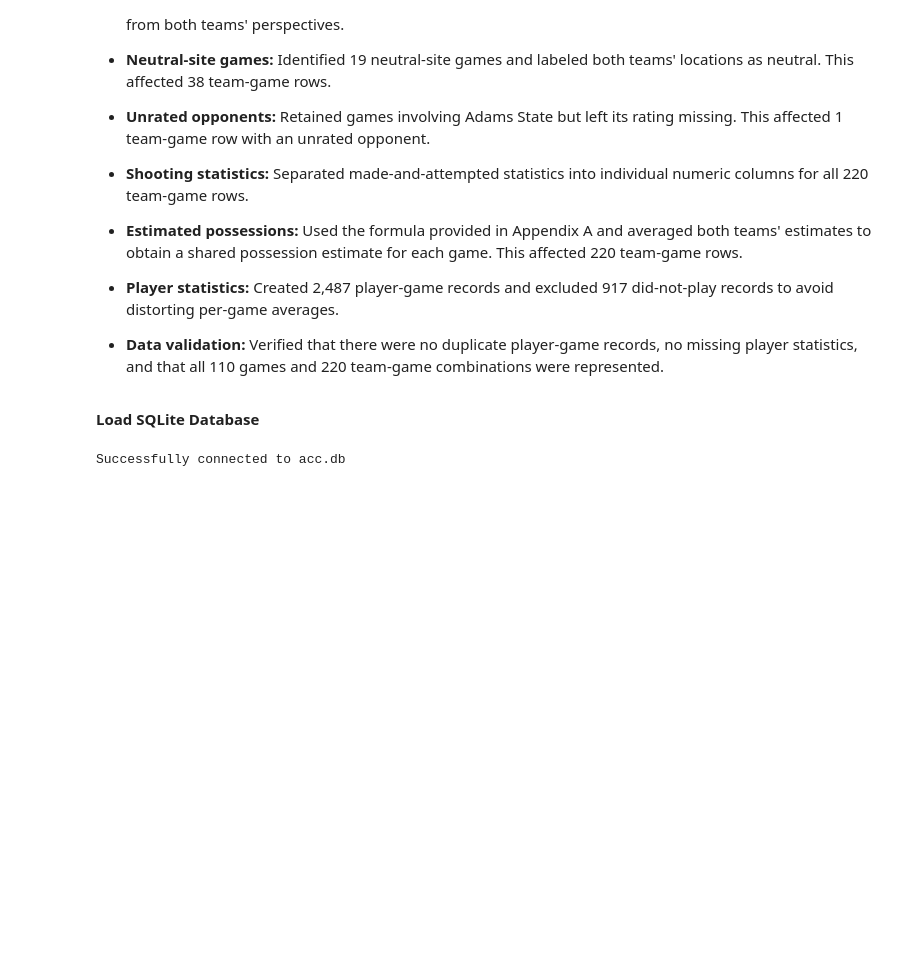
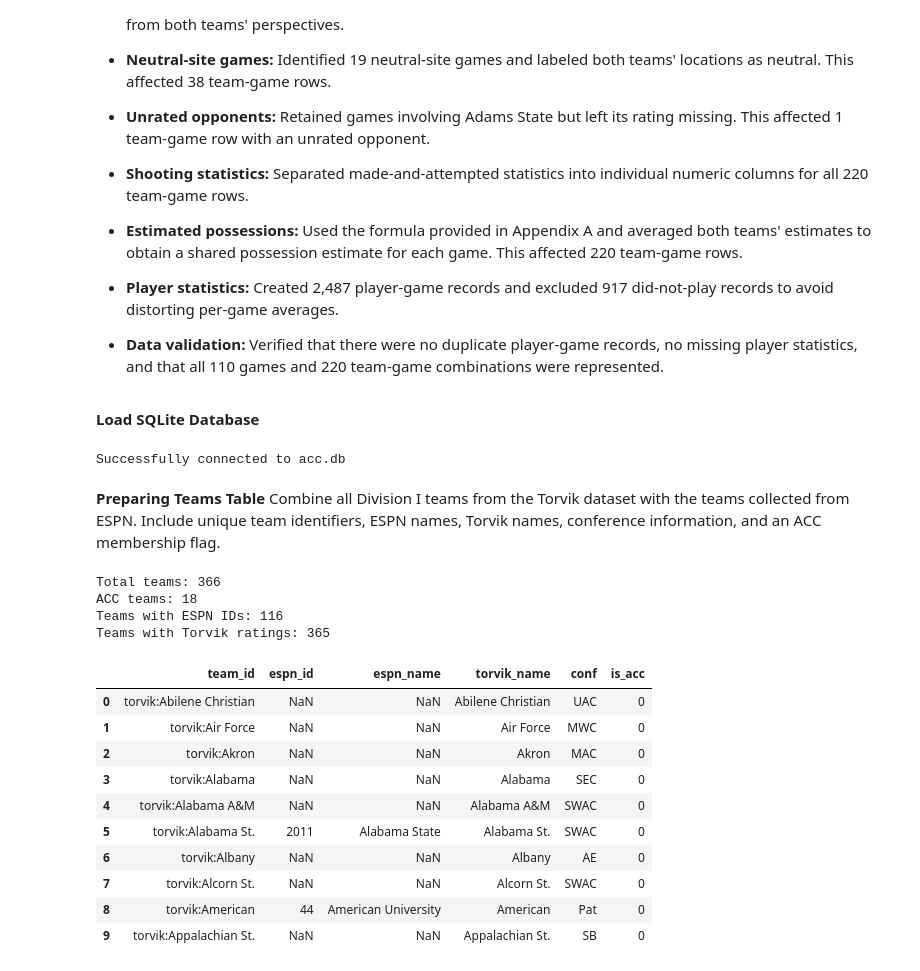
Before and after one commit to ekee7/acc_reality_check, a Jupyter notebook: ACC_Reality_Check.ipynb, the cells around one changed output. Drawn from its saved outputs; the diff is of its cells as text; code cells hidden in the pictures; blank space fills up the shorter version.

Commit message:
Preparing team db

```diff
--- a/ACC_Reality_Check.ipynb
+++ b/ACC_Reality_Check.ipynb
@@ -1249,3 +1249,63 @@ cursor.execute("PRAGMA foreign_keys = ON")
 print("Successfully connected to acc.db")
 # %% [output]
 Successfully connected to acc.db
+# %% [markdown]
+**Preparing Teams Table**
+Combine all Division I teams from the Torvik dataset
+with the teams collected from ESPN. Include unique
+team identifiers, ESPN names, Torvik names, conference
+information, and an ACC membership flag.
+# %%
+#repare the teams DataFrame
+df_teams = df_torvik[["team", "conf"]].copy()
+df_teams = df_teams.rename(columns={"team": "torvik_name"})
+
+#combine Torvik teams with matched ESPN teams
+df_teams = df_teams.merge(
+    df_crosswalk[["espn_id", "espn_name", "torvik_name"]],
+    on="torvik_name",
+    how="outer",
+    validate="one_to_one"
+)
+
+#identify ACC teams
+df_teams["is_acc"] = (df_teams["conf"] == "ACC").astype(int)
+
+#create stable internal team IDs
+df_teams["team_id"] = df_teams.apply(
+    lambda row: "torvik:" + row["torvik_name"]
+    if pd.notna(row["torvik_name"])
+    else "espn:" + str(row["espn_id"]),
+    axis=1
+)
+#organize columns
+df_teams = df_teams[
+    ["team_id", "espn_id", "espn_name",
+     "torvik_name", "conf", "is_acc"]
+]
+
+#validation
+assert df_teams["team_id"].is_unique
+assert df_teams["is_acc"].sum() == 18
+
+print("Total teams:", len(df_teams))
+print("ACC teams:", df_teams["is_acc"].sum())
+print("Teams with ESPN IDs:", df_teams["espn_id"].notna().sum())
+print("Teams with Torvik ratings:", df_teams["torvik_name"].notna().sum())
+display(df_teams.head(10))
+# %% [output]
+Total teams: 366
+ACC teams: 18
+Teams with ESPN IDs: 116
+Teams with Torvik ratings: 365
+|  | team_id | espn_id | espn_name | torvik_name | conf | is_acc |
+| 0 | torvik:Abilene Christian | NaN | NaN | Abilene Christian | UAC | 0 |
+| 1 | torvik:Air Force | NaN | NaN | Air Force | MWC | 0 |
+| 2 | torvik:Akron | NaN | NaN | Akron | MAC | 0 |
+| 3 | torvik:Alabama | NaN | NaN | Alabama | SEC | 0 |
+| 4 | torvik:Alabama A&M | NaN | NaN | Alabama A&M | SWAC | 0 |
+| 5 | torvik:Alabama St. | 2011 | Alabama State | Alabama St. | SWAC | 0 |
+| 6 | torvik:Albany | NaN | NaN | Albany | AE | 0 |
+| 7 | torvik:Alcorn St. | NaN | NaN | Alcorn St. | SWAC | 0 |
+| 8 | torvik:American | 44 | American University | American | Pat | 0 |
+| 9 | torvik:Appalachian St. | NaN | NaN | Appalachian St. | SB | 0 |
```
